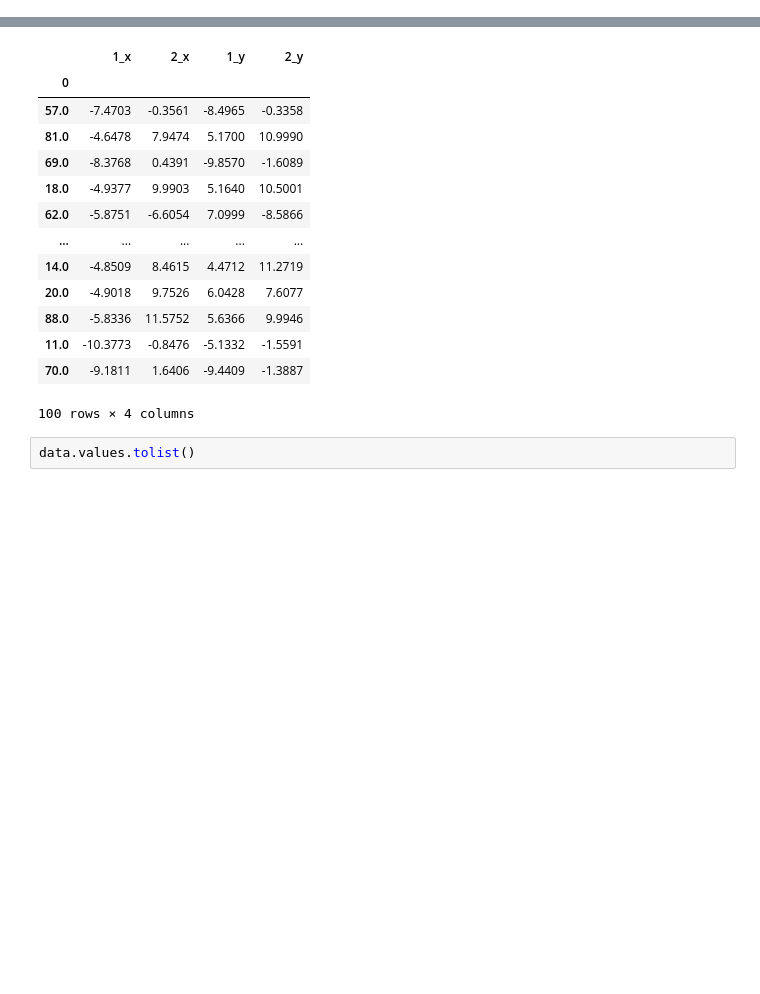
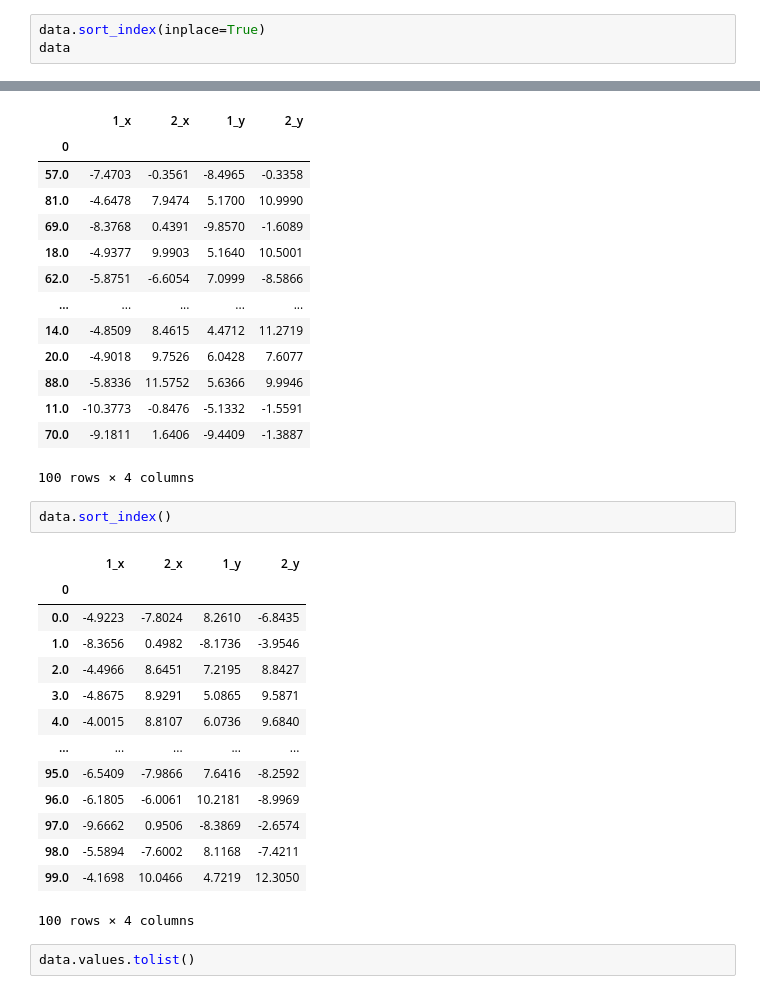
Before and after one commit to SagiPolaczek/TAU-Software-Project, a Jupyter notebook: Exercise2/data_tester.ipynb, the cells around one changed output, grey strips where cells are left out. Cells and saved outputs as stored; diff of their text form; blank space fills up the shorter version.

```diff
--- a/Exercise2/data_tester.ipynb
+++ b/Exercise2/data_tester.ipynb
@@ -80,0 +61,3 @@ array([[ -7.4703,  -0.3561,  -8.4965,  -0.3358],
+# %%
+data.sort_index(inplace=True)
+data
@@ -99,6 +125,23 @@ data
 | 11.0 | -10.3773 | -0.8476 | -5.1332 | -1.5591 |
 | 70.0 | -9.1811 | 1.6406 | -9.4409 | -1.3887 |
 100 rows × 4 columns
+# %%
+data.sort_index()
+# %% [output]
+|  | 1_x | 2_x | 1_y | 2_y |
+| 0 |  |  |  |  |
+| 0.0 | -4.9223 | -7.8024 | 8.2610 | -6.8435 |
+| 1.0 | -8.3656 | 0.4982 | -8.1736 | -3.9546 |
+| 2.0 | -4.4966 | 8.6451 | 7.2195 | 8.8427 |
+| 3.0 | -4.8675 | 8.9291 | 5.0865 | 9.5871 |
+| 4.0 | -4.0015 | 8.8107 | 6.0736 | 9.6840 |
+| ... | ... | ... | ... | ... |
+| 95.0 | -6.5409 | -7.9866 | 7.6416 | -8.2592 |
+| 96.0 | -6.1805 | -6.0061 | 10.2181 | -8.9969 |
+| 97.0 | -9.6662 | 0.9506 | -8.3869 | -2.6574 |
+| 98.0 | -5.5894 | -7.6002 | 8.1168 | -7.4211 |
+| 99.0 | -4.1698 | 10.0466 | 4.7219 | 12.3050 |
+100 rows × 4 columns
 # %%
 data.values.tolist()
 # %% [output]
```
Also changed, not shown: parts of 7 cells of this notebook, 12 other files.
